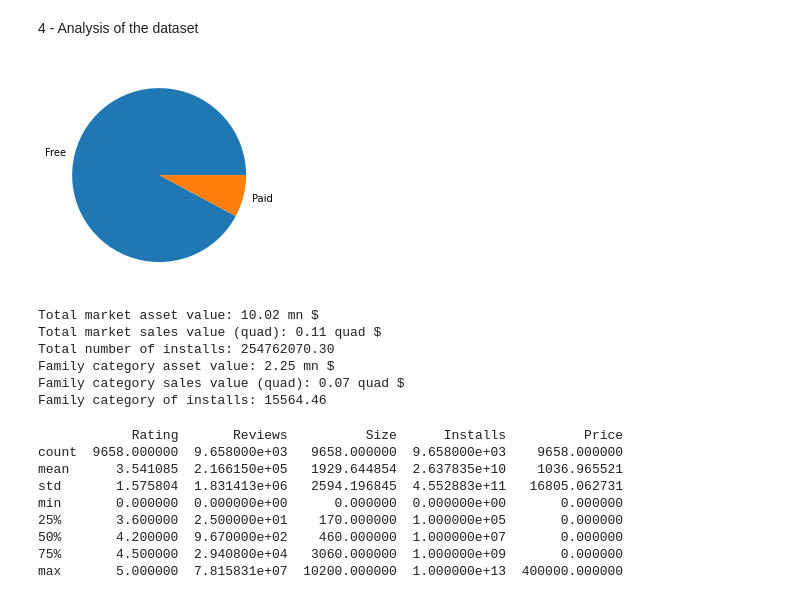
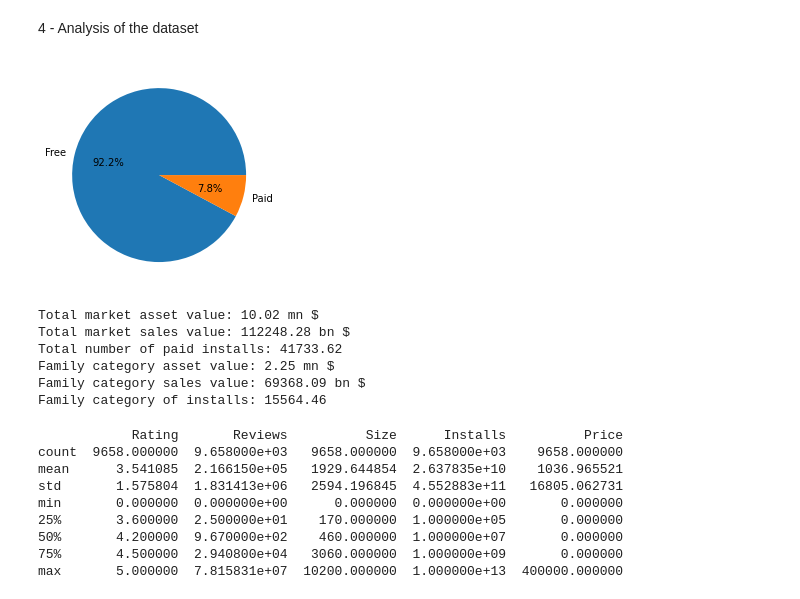
Before and after one commit to Rodauv/google_playstore_stats, a Jupyter notebook: my_mobapp_studio.ipynb, the cells around one changed output. Cells and saved outputs as stored; diff of their text form; code cells hidden in the pictures.

```diff
--- a/my_mobapp_studio.ipynb
+++ b/my_mobapp_studio.ipynb
@@ -257,33 +257,33 @@ Total: 9658
 # %%
 #4.1 - Free|Paid split pie
 def plot_type(df):
     pop_pie = df.groupby('Type',as_index=False).count()
     pop_pie = pop_pie[['Type','Installs']]
     pop_pie = pop_pie.nlargest(n=2, columns=['Installs'])
-    pyplot.pie(pop_pie['Installs'],labels=pop_pie['Type'])
+    pyplot.pie(pop_pie['Installs'],labels=pop_pie['Type'],autopct='%1.1f%%')
 
 plot_type(combined_dataset)
 # %% [output]
-[figure, old version]
+[figure, new version]
 # %%
 #4.2 - Total Market size
 #sum total market size, by price -> CHECK VALUES AS NOT MATCHING WITH THE SUMMARY TABLE
 def size_of_market(df):
     print(f"Total market asset value: {(df['Price'].sum()/1_000_000):0.2f} mn $")
-    print(f"Total market sales value (quad): {((df['Price']*df['Installs']).sum()/1_000_000_000_000_000):0.2f} quad $")
-    print(f"Total number of installs: {(combined_dataset['Installs'].sum()/1_000_000):0.2f}")
+    print(f"Total market sales value: {((df['Price']*df['Installs']).sum()/1_000_000_000):0.2f} bn $")
+    print(f"Total number of paid installs: {(paid_dataset['Installs'].sum()/1_000_000):0.2f}")
     df_fam = df.query("Category == 'FAMILY'")
     print(f"Family category asset value: {(df_fam['Price'].sum()/1_000_000):0.2f} mn $")
-    print(f"Family category sales value (quad): {((df_fam['Price']*df_fam['Installs']).sum()/1_000_000_000_000_000):0.2f} quad $")
+    print(f"Family category sales value: {((df_fam['Price']*df_fam['Installs']).sum()/1_000_000_000):0.2f} bn $")
     print(f"Family category of installs: {(df_fam['Installs'].sum()/1_000_000):0.2f}")
 
 size_of_market(paid_dataset)
 # %% [output]
 Total market asset value: 10.02 mn $
-Total market sales value (quad): 0.11 quad $
-Total number of installs: 254762070.30
+Total market sales value: 112248.28 bn $
+Total number of paid installs: 41733.62
 Family category asset value: 2.25 mn $
-Family category sales value (quad): 0.07 quad $
+Family category sales value: 69368.09 bn $
 Family category of installs: 15564.46
 # %%
 #4.3 - Print summarized dataset
```
Also changed, not shown: parts of 5 cells of this notebook.
